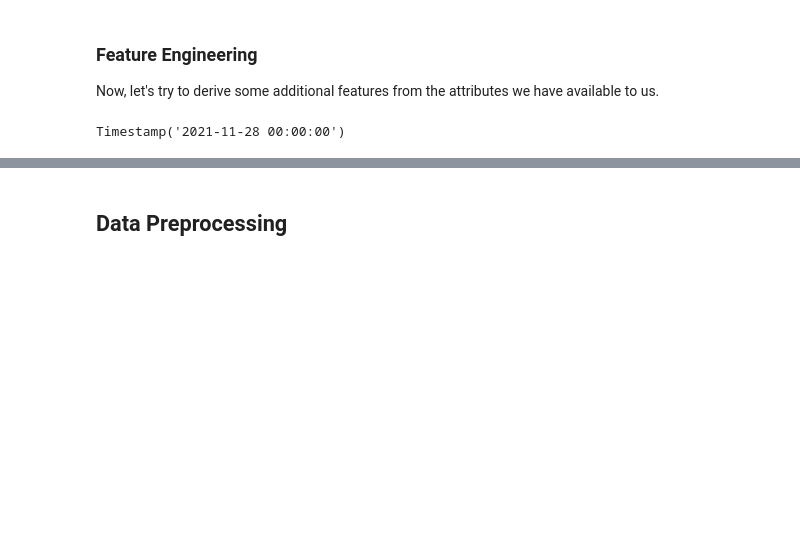
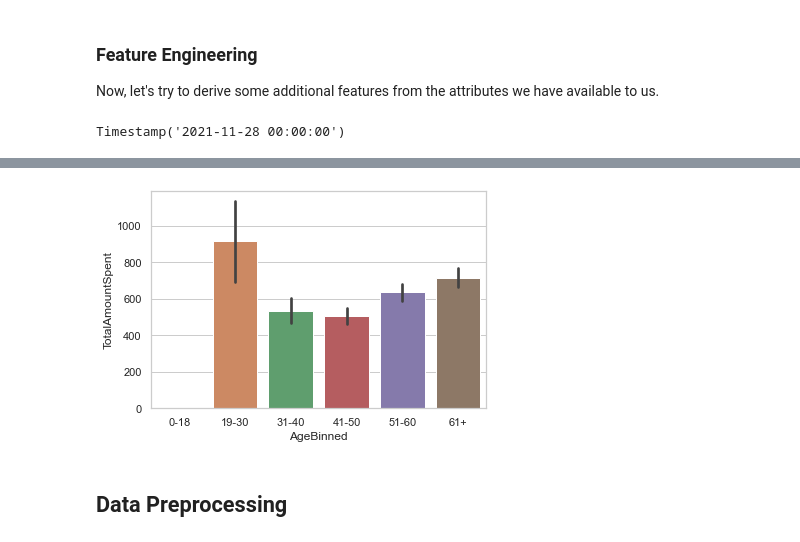
Before and after one commit to wkphyo/customer-personality-analysis, a Jupyter notebook: notebook.ipynb, the cells around one changed output, grey strips where cells are left out. Drawn from its saved outputs; the diff is of its cells as text; code cells hidden in the pictures; blank space fills up the shorter version.

```diff
--- a/notebook.ipynb
+++ b/notebook.ipynb
@@ -263,3 +313,8 @@ for col in num_cols_list:
+# %%
+sns.barplot(x=df['AgeBinned'], y=df['TotalAmountSpent'])
+plt.show()
+# %% [output]
+[figure, added]
 # %% [markdown]
 <a id="data-preprocessing"></a>
 
```
Also changed, not shown: parts of 9 cells of this notebook.
